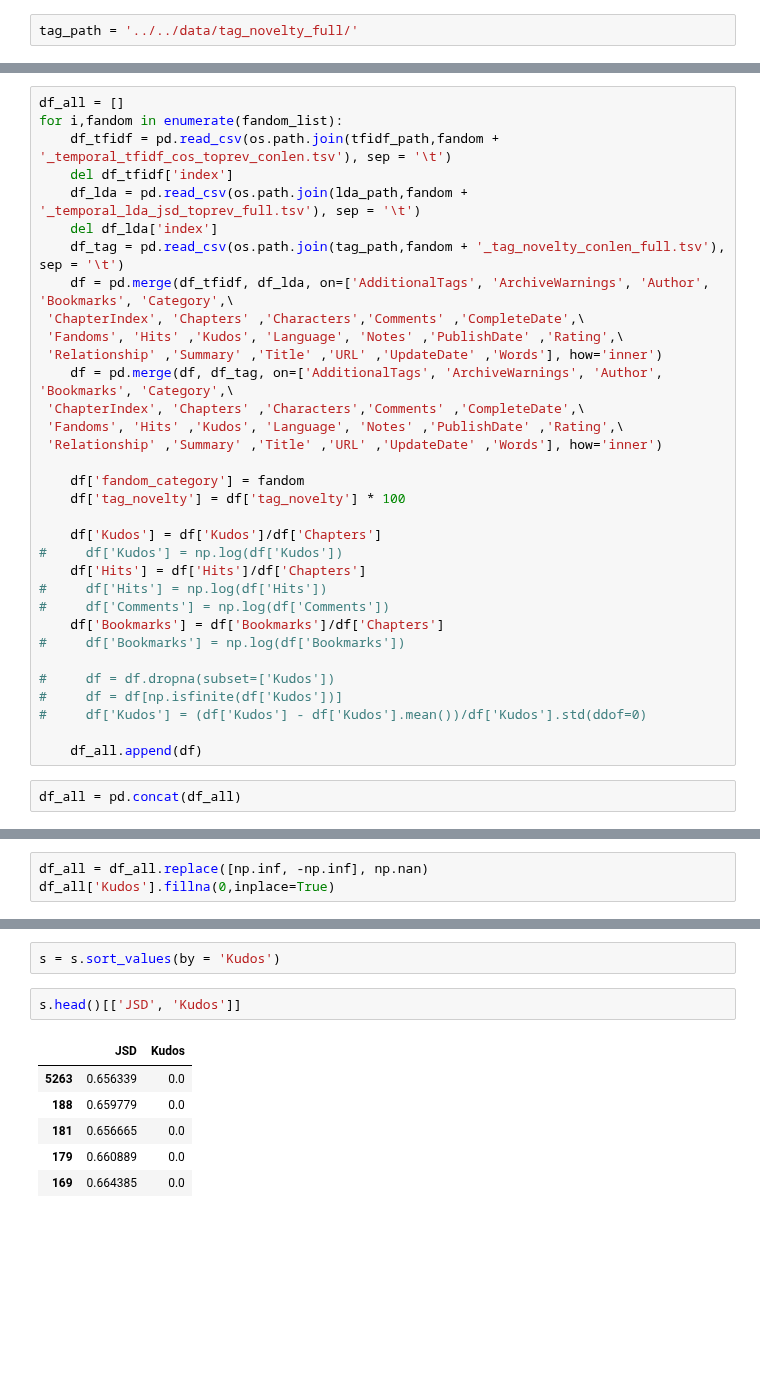
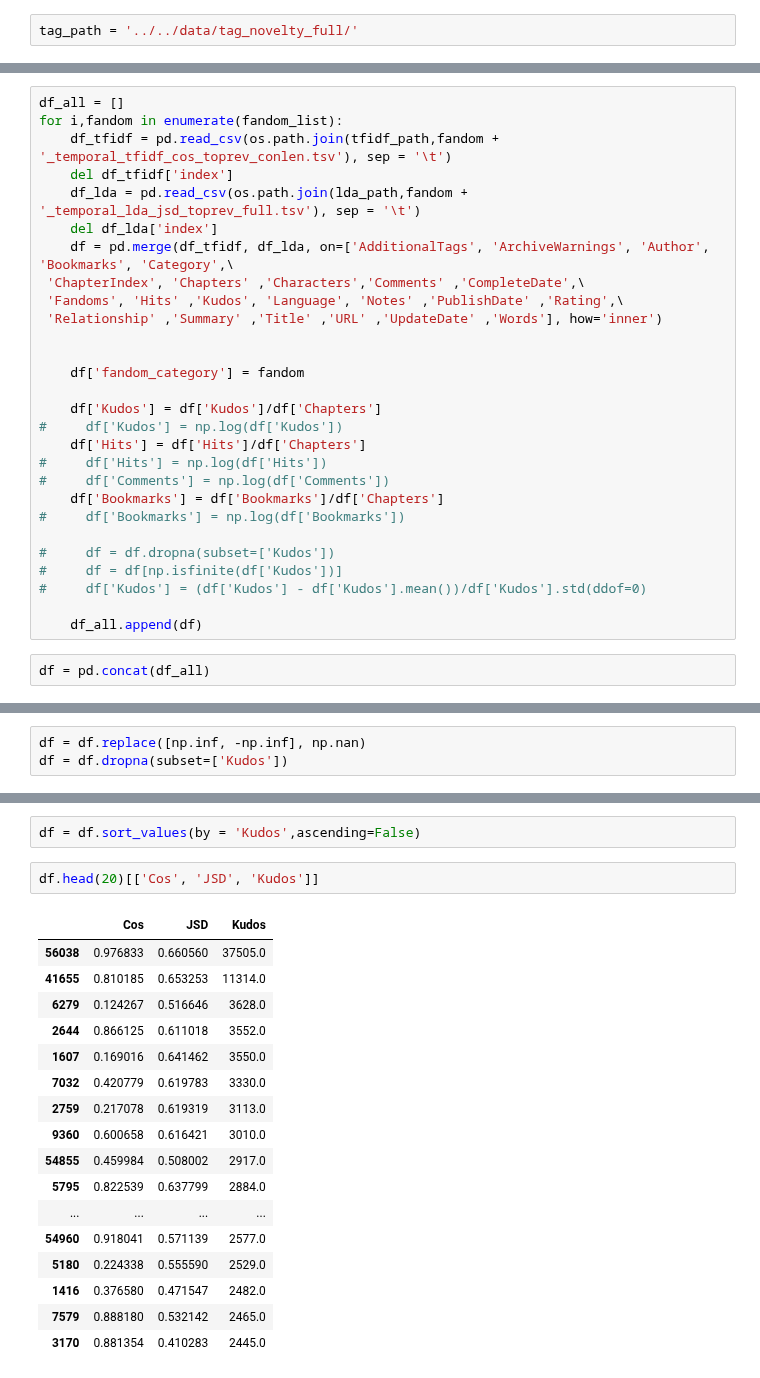
Before and after one commit to yzjing/ao3_old, a Jupyter notebook: exps/20180604_regression/outliers.ipynb, the cells around one changed output, grey strips where cells are left out. Cells and saved outputs as stored; diff of their text form; blank space fills up the shorter version.

```diff
--- a/exps/20180604_regression/outliers.ipynb
+++ b/exps/20180604_regression/outliers.ipynb
@@ -48,18 +47,13 @@ for i,fandom in enumerate(fandom_list):
     del df_tfidf['index']
     df_lda = pd.read_csv(os.path.join(lda_path,fandom + '_temporal_lda_jsd_toprev_full.tsv'), sep = '\t')
     del df_lda['index']
-    df_tag = pd.read_csv(os.path.join(tag_path,fandom + '_tag_novelty_conlen_full.tsv'), sep = '\t')
     df = pd.merge(df_tfidf, df_lda, on=['AdditionalTags', 'ArchiveWarnings', 'Author', 'Bookmarks', 'Category',\
  'ChapterIndex', 'Chapters' ,'Characters','Comments' ,'CompleteDate',\
  'Fandoms', 'Hits' ,'Kudos', 'Language', 'Notes' ,'PublishDate' ,'Rating',\
  'Relationship' ,'Summary' ,'Title' ,'URL' ,'UpdateDate' ,'Words'], how='inner')
-    df = pd.merge(df, df_tag, on=['AdditionalTags', 'ArchiveWarnings', 'Author', 'Bookmarks', 'Category',\
- 'ChapterIndex', 'Chapters' ,'Characters','Comments' ,'CompleteDate',\
- 'Fandoms', 'Hits' ,'Kudos', 'Language', 'Notes' ,'PublishDate' ,'Rating',\
- 'Relationship' ,'Summary' ,'Title' ,'URL' ,'UpdateDate' ,'Words'], how='inner')
+
 
     df['fandom_category'] = fandom
-    df['tag_novelty'] = df['tag_novelty'] * 100
 
     df['Kudos'] = df['Kudos']/df['Chapters']
 #     df['Kudos'] = np.log(df['Kudos'])
@@ -75,4 +69,4 @@ for i,fandom in enumerate(fandom_list):
 
     df_all.append(df)
 # %%
-df_all = pd.concat(df_all)
+df = pd.concat(df_all)
@@ -79,3 +82,3 @@ df_all = pd.concat(df_all)
 # %%
-df_all = df_all.replace([np.inf, -np.inf], np.nan)
-df_all['Kudos'].fillna(0,inplace=True)
+df = df.replace([np.inf, -np.inf], np.nan)
+df = df.dropna(subset=['Kudos'])
@@ -92,11 +89,22 @@ len(s)
 # %%
-s = s.sort_values(by = 'Kudos')
+df = df.sort_values(by = 'Kudos',ascending=False)
 # %%
-s.head()[['JSD', 'Kudos']]
+df.head(20)[['Cos', 'JSD', 'Kudos']]
 # %% [output]
-|  | JSD | Kudos |
-| 5263 | 0.656339 | 0.0 |
-| 188 | 0.659779 | 0.0 |
-| 181 | 0.656665 | 0.0 |
-| 179 | 0.660889 | 0.0 |
-| 169 | 0.664385 | 0.0 |
+|  | Cos | JSD | Kudos |
+| 56038 | 0.976833 | 0.660560 | 37505.0 |
+| 41655 | 0.810185 | 0.653253 | 11314.0 |
+| 6279 | 0.124267 | 0.516646 | 3628.0 |
+| 2644 | 0.866125 | 0.611018 | 3552.0 |
+| 1607 | 0.169016 | 0.641462 | 3550.0 |
+| 7032 | 0.420779 | 0.619783 | 3330.0 |
+| 2759 | 0.217078 | 0.619319 | 3113.0 |
+| 9360 | 0.600658 | 0.616421 | 3010.0 |
+| 54855 | 0.459984 | 0.508002 | 2917.0 |
+| 5795 | 0.822539 | 0.637799 | 2884.0 |
+| ... | ... | ... | ... |
+| 54960 | 0.918041 | 0.571139 | 2577.0 |
+| 5180 | 0.224338 | 0.555590 | 2529.0 |
+| 1416 | 0.376580 | 0.471547 | 2482.0 |
+| 7579 | 0.888180 | 0.532142 | 2465.0 |
+| 3170 | 0.881354 | 0.410283 | 2445.0 |
```
Also changed, not shown: parts of 9 cells of this notebook, 8 other files.
